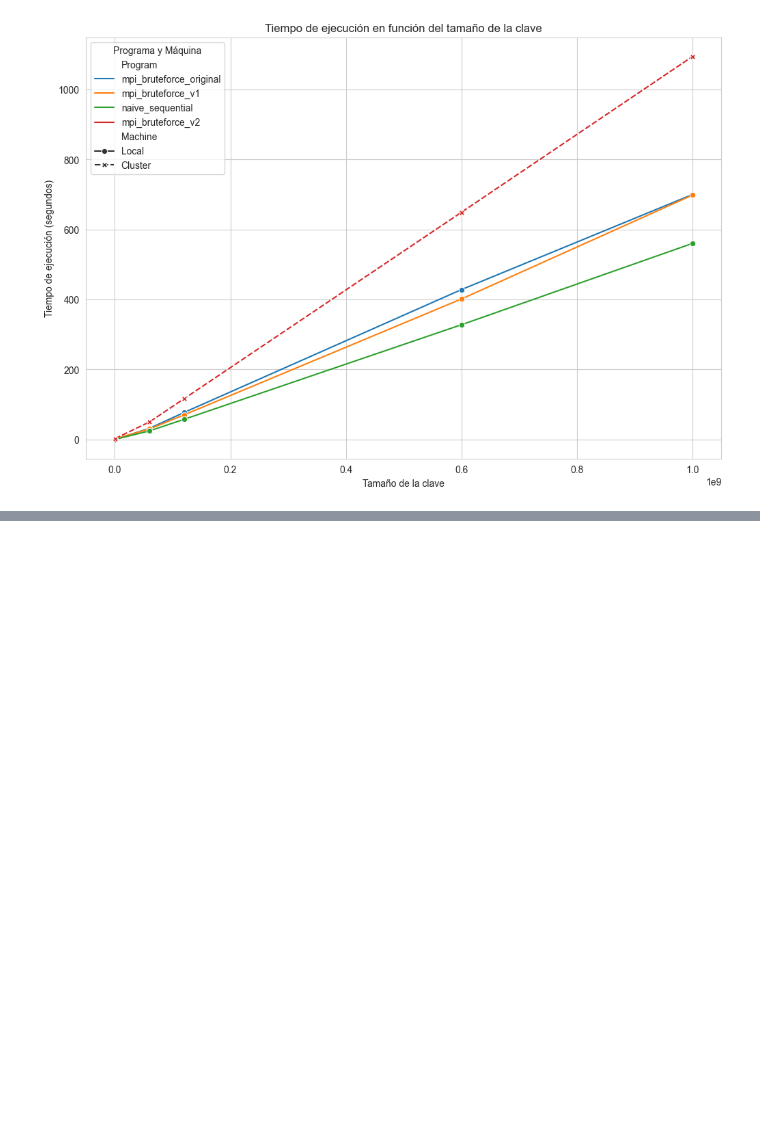
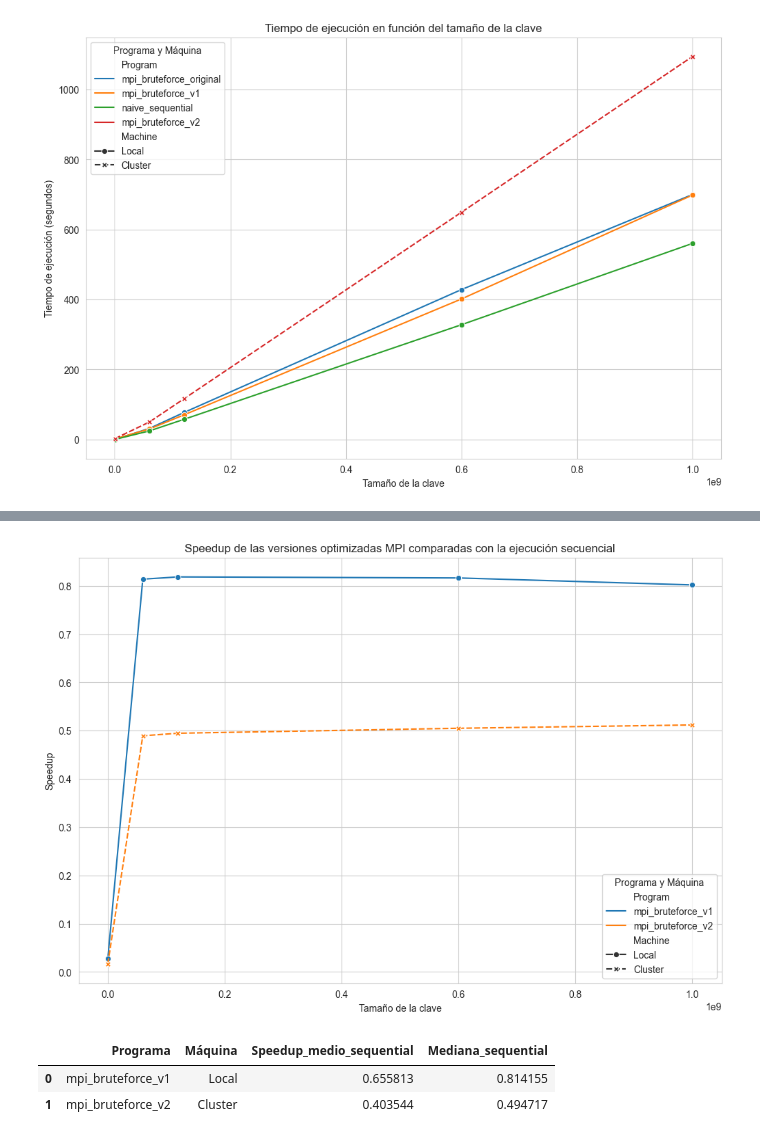
Before and after one commit to UVG-Works-Hub/mpi-bruteforce-keysearch, a Jupyter notebook: analysis.ipynb, the cells around one changed output, grey strips where cells are left out. Cells and saved outputs as stored; diff of their text form; code cells hidden in the pictures; blank space fills up the shorter version.

```diff
--- a/analysis.ipynb
+++ b/analysis.ipynb
@@ -161,0 +167,19 @@ df_combined[df_combined['Program'].str.contains('mpi')][['Program', 'Machine', '
+# %%
+# Plot Speedup for optimized MPI programs compared to naive_sequential
+plt.figure(figsize=(12, 8))
+sns.lineplot(x='Key', y='Speedup_sequential', hue='Program', style='Machine', data=df_combined[df_combined['Program'].isin(['mpi_bruteforce_v1', 'mpi_bruteforce_v2'])], markers=True)
+plt.title('Speedup de las versiones optimizadas MPI comparadas con la ejecución secuencial')
+plt.xlabel('Tamaño de la clave')
+plt.ylabel('Speedup')
+plt.legend(title='Programa y Máquina')
+plt.show()
+
+# Table summarizing Speedup relative to naive_sequential for optimized versions
+speedup_stats_optimized_sequential = df_combined[df_combined['Program'].isin(['mpi_bruteforce_v1', 'mpi_bruteforce_v2'])].groupby(['Program', 'Machine'])['Speedup_sequential'].agg(['mean', 'median']).reset_index()
+speedup_stats_optimized_sequential.columns = ['Programa', 'Máquina', 'Speedup_medio_sequential', 'Mediana_sequential']
+speedup_stats_optimized_sequential
+# %% [output]
+[figure, added]
+|  | Programa | Máquina | Speedup_medio_sequential | Mediana_sequential |
+| 0 | mpi_bruteforce_v1 | Local | 0.655813 | 0.814155 |
+| 1 | mpi_bruteforce_v2 | Cluster | 0.403544 | 0.494717 |
```
Also changed, not shown: parts of 3 cells of this notebook.
